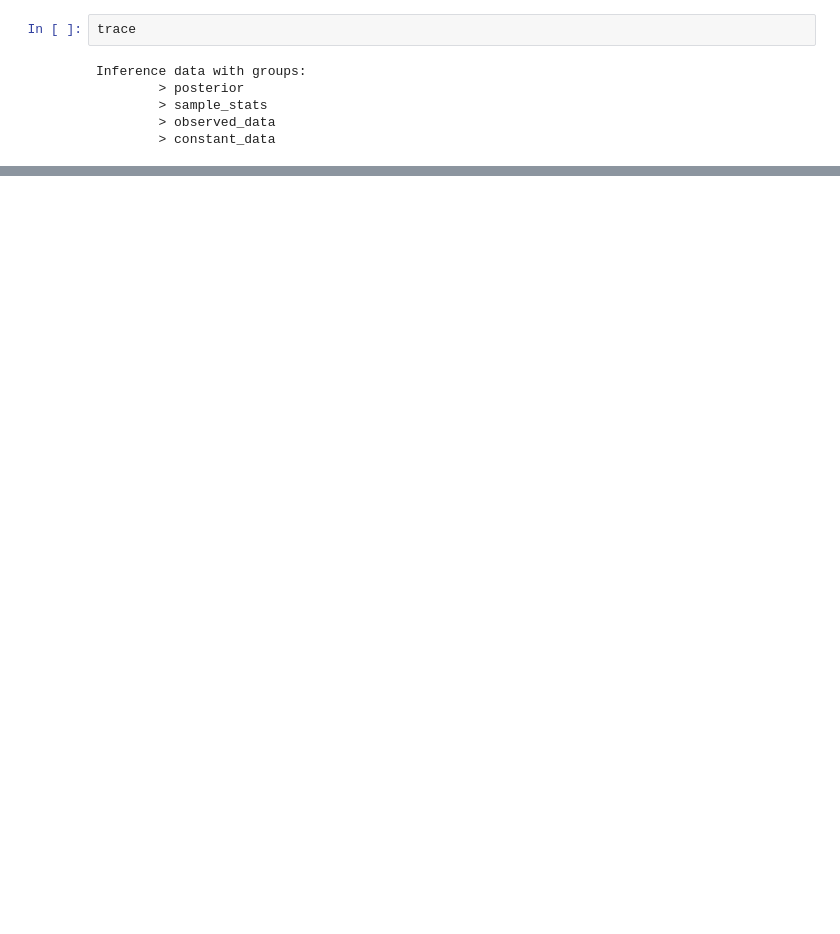
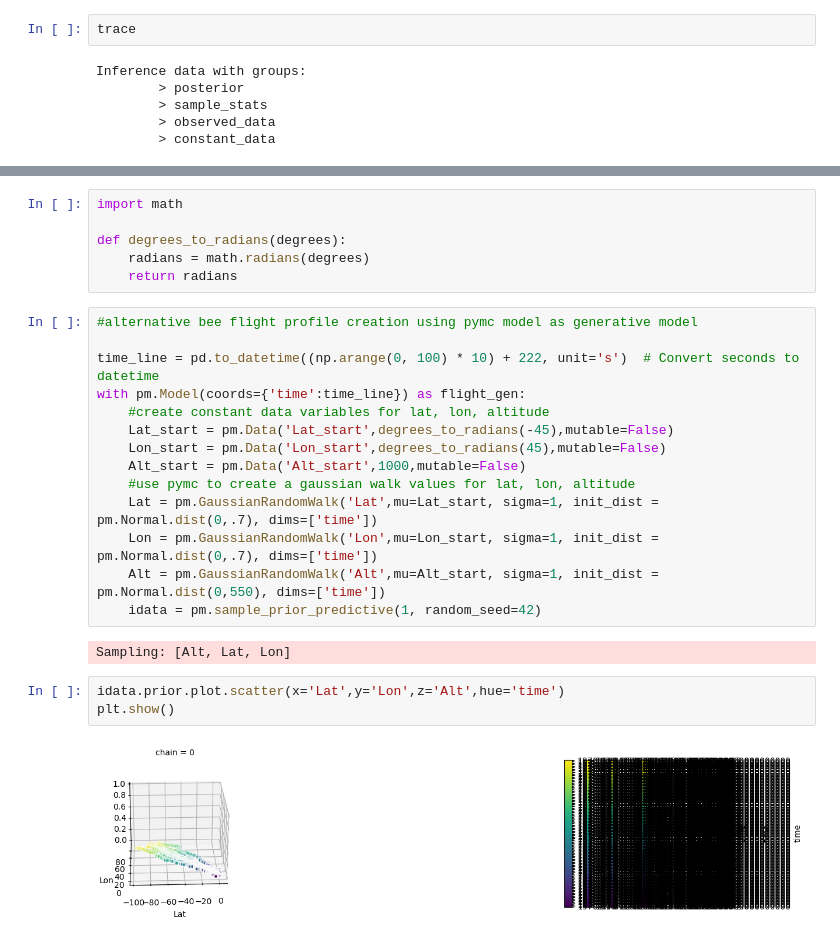
Before and after one commit to wmbelk/wmbelk74, a Jupyter notebook: repositories/wmbelk-git/preliz_try.ipynb, the cells around one changed output, grey strips where cells are left out. Saved outputs shown, nothing was run; the diff lists cells and outputs as text; blank space fills up the shorter version.

Commit message:
almost 3d plot

```diff
--- a/repositories/wmbelk-git/preliz_try.ipynb
+++ b/repositories/wmbelk-git/preliz_try.ipynb
@@ -167,2 +157,29 @@ If time is not a temporal attribute, please use override Lux's automatically det
 [interactive output not drawn]
 [interactive output not drawn]
+# %%
+import math
+
+def degrees_to_radians(degrees):
+    radians = math.radians(degrees)
+    return radians
+# %%
+#alternative bee flight profile creation using pymc model as generative model
+
+time_line = pd.to_datetime((np.arange(0, 100) * 10) + 222, unit='s')  # Convert seconds to datetime
+with pm.Model(coords={'time':time_line}) as flight_gen:
+    #create constant data variables for lat, lon, altitude
+    Lat_start = pm.Data('Lat_start',degrees_to_radians(-45),mutable=False)
+    Lon_start = pm.Data('Lon_start',degrees_to_radians(45),mutable=False)
+    Alt_start = pm.Data('Alt_start',1000,mutable=False)
+    #use pymc to create a gaussian walk values for lat, lon, altitude
+    Lat = pm.GaussianRandomWalk('Lat',mu=Lat_start, sigma=1, init_dist = pm.Normal.dist(0,.7), dims=['time'])
+    Lon = pm.GaussianRandomWalk('Lon',mu=Lon_start, sigma=1, init_dist = pm.Normal.dist(0,.7), dims=['time'])
+    Alt = pm.GaussianRandomWalk('Alt',mu=Alt_start, sigma=1, init_dist = pm.Normal.dist(0,550), dims=['time'])
+    idata = pm.sample_prior_predictive(1, random_seed=42)
+# %% [output]
+Sampling: [Alt, Lat, Lon]
+# %%
+idata.prior.plot.scatter(x='Lat',y='Lon',z='Alt',hue='time')
+plt.show()
+# %% [output]
+[figure, added]
```
Also changed, not shown: parts of 10 cells of this notebook.
